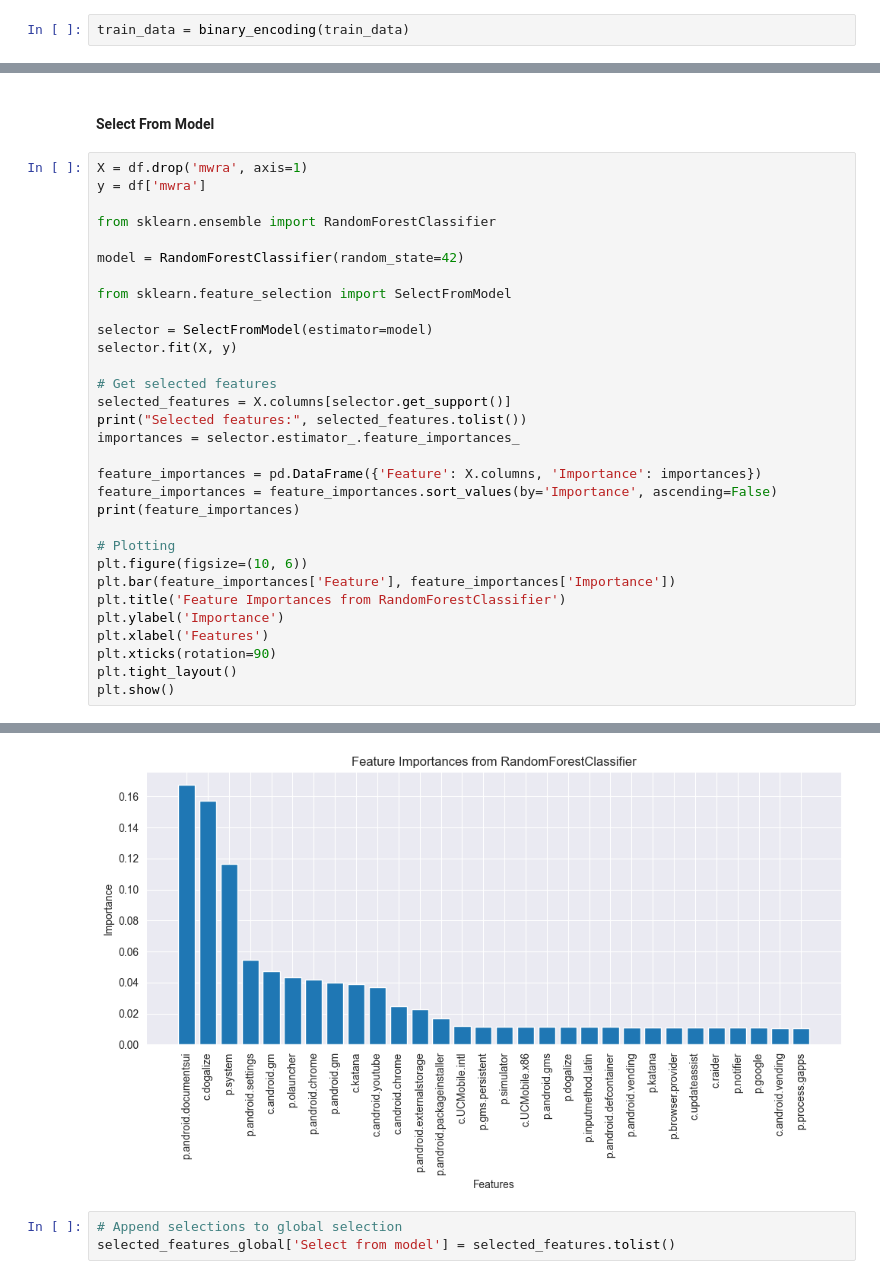
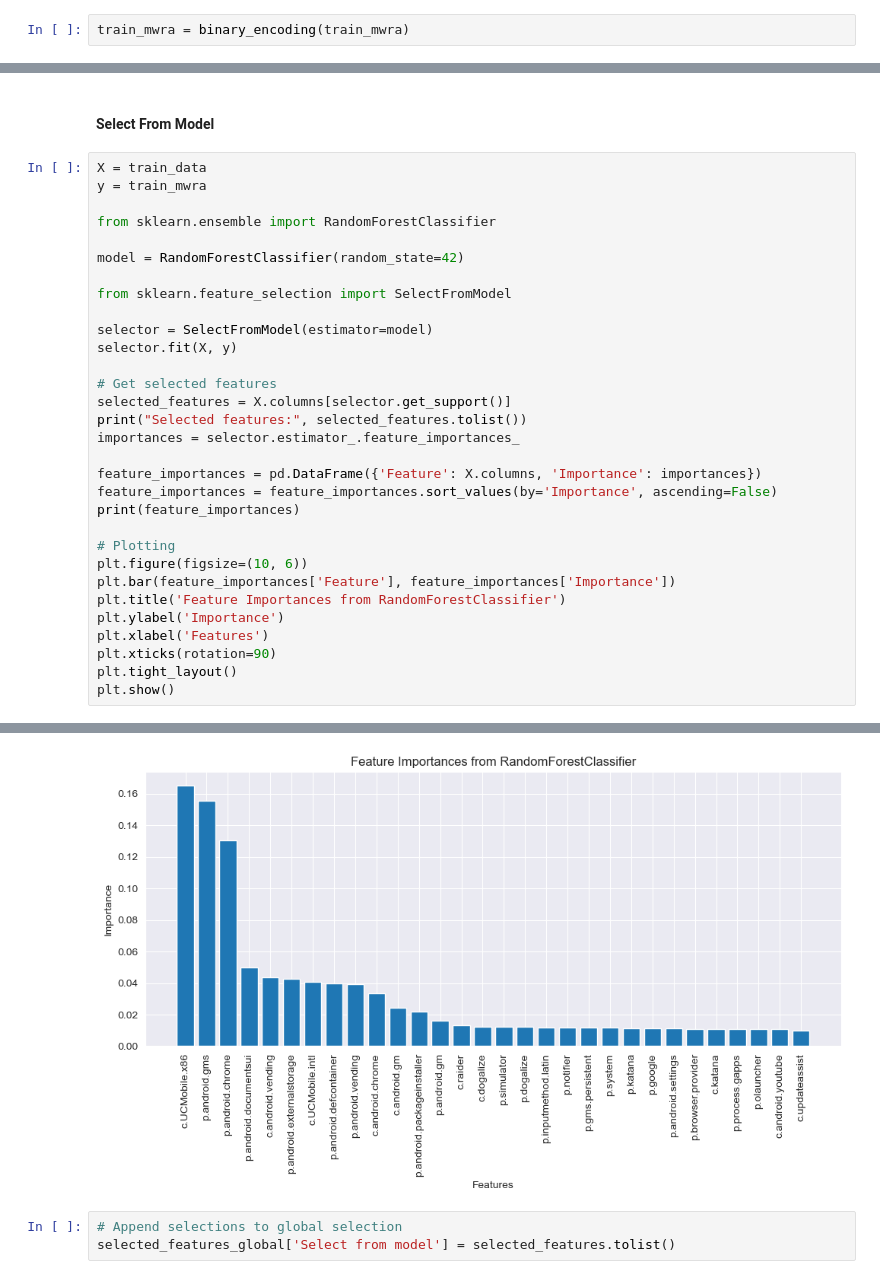
Before and after one commit to justAnArthur/iau-quest, a Jupyter notebook: 02.ipynb, the cells around one changed output, grey strips where cells are left out. Drawn from its saved outputs; the diff is of its cells as text.

```diff
--- a/02.ipynb
+++ b/02.ipynb
@@ -298,5 +283,5 @@ def binary_encoding(df_b):
 # %%
-train_data = binary_encoding(train_data)
+train_mwra = binary_encoding(train_mwra)
 # %% [markdown]
 #### 2.1 C
 # %% [markdown]
@@ -618,8 +584,8 @@ selected_features_global['RFE'] = X.columns[rfe.get_support()].tolist()
 # %% [markdown]
 #### Select From Model
 # %%
-X = df.drop('mwra', axis=1)
-y = df['mwra']
+X = train_data
+y = train_mwra
 
 from sklearn.ensemble import RandomForestClassifier
 
@@ -669,4 +635,4 @@ Selected features: ['c.katana', 'c.dogalize', 'c.android.youtube', 'c.android.gm
-[figure, old version]
+[figure, new version]
 # %%
 # Append selections to global selection
 selected_features_global['Select from model'] = selected_features.tolist()
```
Also changed, not shown: parts of 18 cells of this notebook.
